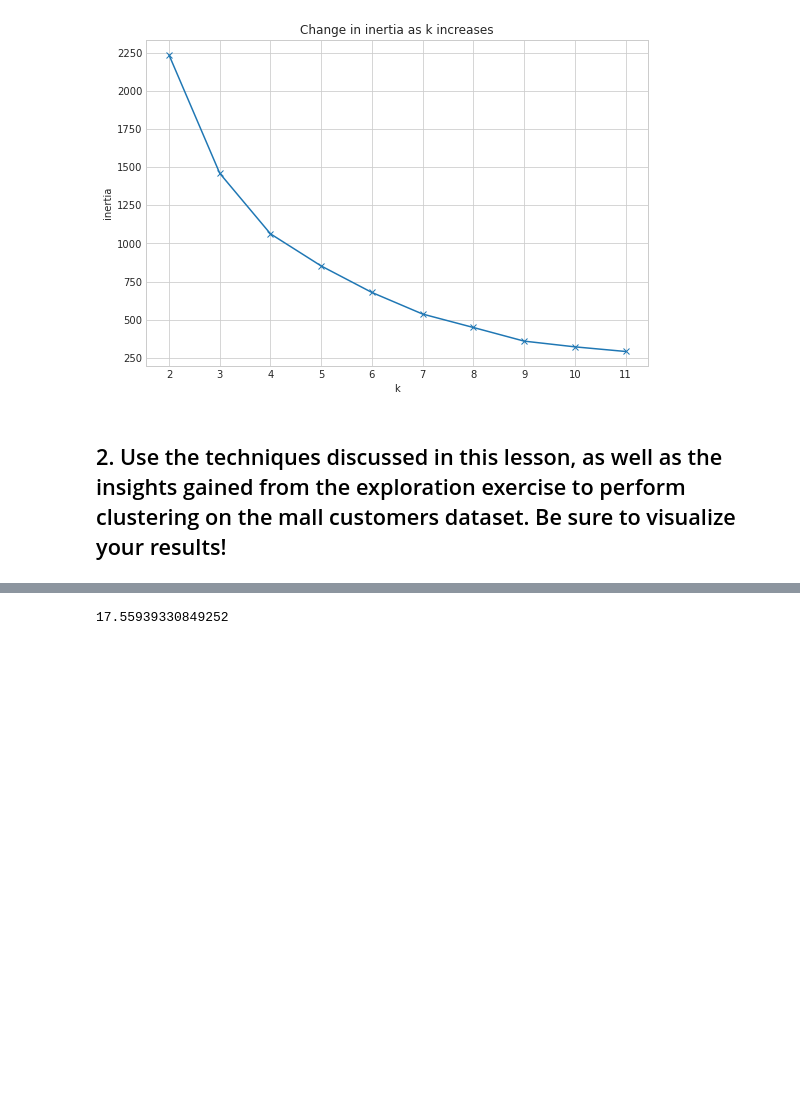
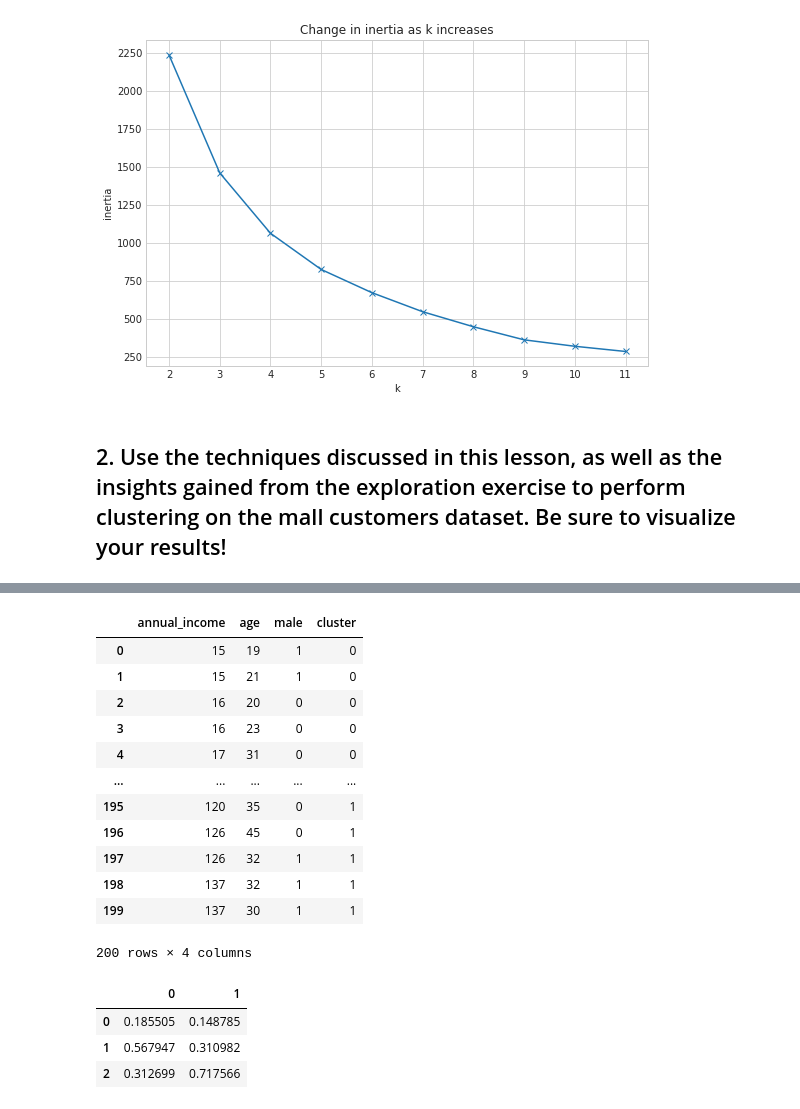
Before and after one commit to parkervoit/clustering-exercises, a Jupyter notebook: modeling.ipynb, the cells around one changed output, grey strips where cells are left out. Cells and saved outputs as stored; diff of their text form; code cells hidden in the pictures; blank space fills up the shorter version.

```diff
--- a/modeling.ipynb
+++ b/modeling.ipynb
@@ -281 +282,25 @@ X_scaled['cluster'] = kmeans.predict(X_scaled)
+# %%
+X
+# %% [output]
+|  | annual_income | age | male | cluster |
+| 0 | 15 | 19 | 1 | 0 |
+| 1 | 15 | 21 | 1 | 0 |
+| 2 | 16 | 20 | 0 | 0 |
+| 3 | 16 | 23 | 0 | 0 |
+| 4 | 17 | 31 | 0 | 0 |
+| ... | ... | ... | ... | ... |
+| 195 | 120 | 35 | 0 | 1 |
+| 196 | 126 | 45 | 0 | 1 |
+| 197 | 126 | 32 | 1 | 1 |
+| 198 | 137 | 32 | 1 | 1 |
+| 199 | 137 | 30 | 1 | 1 |
+200 rows × 4 columns
+# %%
+centroids_scaled = pd.DataFrame(kmeans.cluster_centers_)
+centroids_scaled
+# %% [output]
+|  | 0 | 1 |
+| 0 | 0.185505 | 0.148785 |
+| 1 | 0.567947 | 0.310982 |
+| 2 | 0.312699 | 0.717566 |
 # %%
@@ -283,5 +307 @@ centroids_scaled = pd.DataFrame(kmeans.cluster_centers_, columns = X.columns)
 centroids = mall_df.groupby('cluster')['annual_income','age'].mean()
-# %%
-kmeans.inertia_
-# %% [output]
-17.55939330849252
```
Also changed, not shown: parts of 17 cells of this notebook, 1 other file.
